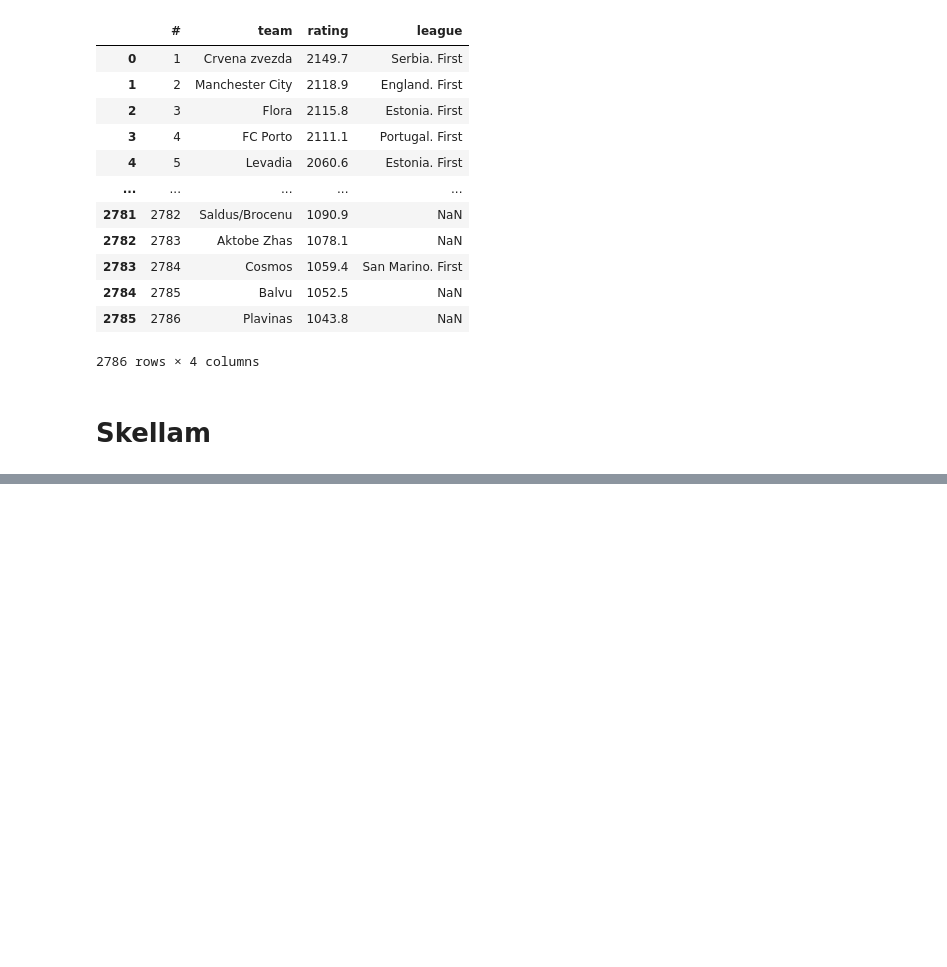
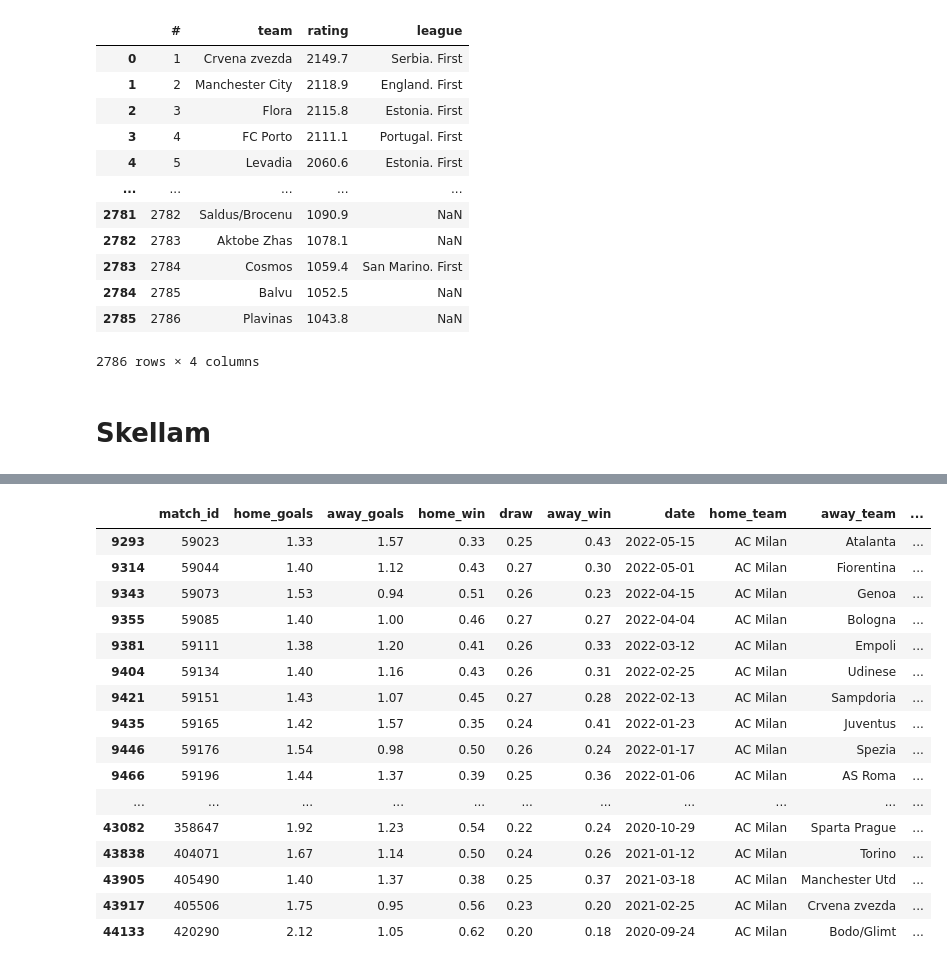
Before and after one commit to andreyshelopugin/GlickoSoccer, a Jupyter notebook: Ratings.ipynb, the cells around one changed output, grey strips where cells are left out. Drawn from its saved outputs; the diff is of its cells as text; code cells hidden in the pictures; blank space fills up the shorter version.

```diff
--- a/Ratings.ipynb
+++ b/Ratings.ipynb
@@ -187,0 +213,2 @@ train.head()
+# %%
+predictions = OutcomesCatBoost().predict()
@@ -187,0 +235,22 @@ train.head()
+# %%
+t = predictions.merge(matches, on=['match_id'])
+# %%
+t.loc[t['home_team'].str.contains('Milan')]
+# %% [output]
+|  | match_id | home_goals | away_goals | home_win | draw | away_win | date | home_team | away_team | ... |
+| 9293 | 59023 | 1.33 | 1.57 | 0.33 | 0.25 | 0.43 | 2022-05-15 | AC Milan | Atalanta | ... |
+| 9314 | 59044 | 1.40 | 1.12 | 0.43 | 0.27 | 0.30 | 2022-05-01 | AC Milan | Fiorentina | ... |
+| 9343 | 59073 | 1.53 | 0.94 | 0.51 | 0.26 | 0.23 | 2022-04-15 | AC Milan | Genoa | ... |
+| 9355 | 59085 | 1.40 | 1.00 | 0.46 | 0.27 | 0.27 | 2022-04-04 | AC Milan | Bologna | ... |
+| 9381 | 59111 | 1.38 | 1.20 | 0.41 | 0.26 | 0.33 | 2022-03-12 | AC Milan | Empoli | ... |
+| 9404 | 59134 | 1.40 | 1.16 | 0.43 | 0.26 | 0.31 | 2022-02-25 | AC Milan | Udinese | ... |
+| 9421 | 59151 | 1.43 | 1.07 | 0.45 | 0.27 | 0.28 | 2022-02-13 | AC Milan | Sampdoria | ... |
+| 9435 | 59165 | 1.42 | 1.57 | 0.35 | 0.24 | 0.41 | 2022-01-23 | AC Milan | Juventus | ... |
+| 9446 | 59176 | 1.54 | 0.98 | 0.50 | 0.26 | 0.24 | 2022-01-17 | AC Milan | Spezia | ... |
+| 9466 | 59196 | 1.44 | 1.37 | 0.39 | 0.25 | 0.36 | 2022-01-06 | AC Milan | AS Roma | ... |
+| ... | ... | ... | ... | ... | ... | ... | ... | ... | ... | ... |
+| 43082 | 358647 | 1.92 | 1.23 | 0.54 | 0.22 | 0.24 | 2020-10-29 | AC Milan | Sparta Prague | ... |
+| 43838 | 404071 | 1.67 | 1.14 | 0.50 | 0.24 | 0.26 | 2021-01-12 | AC Milan | Torino | ... |
+| 43905 | 405490 | 1.40 | 1.37 | 0.38 | 0.25 | 0.37 | 2021-03-18 | AC Milan | Manchester Utd | ... |
+| 43917 | 405506 | 1.75 | 0.95 | 0.56 | 0.23 | 0.20 | 2021-02-25 | AC Milan | Crvena zvezda | ... |
+| 44133 | 420290 | 2.12 | 1.05 | 0.62 | 0.20 | 0.18 | 2020-09-24 | AC Milan | Bodo/Glimt | ... |
```
Also changed, not shown: parts of 17 cells of this notebook, 10 other files.
